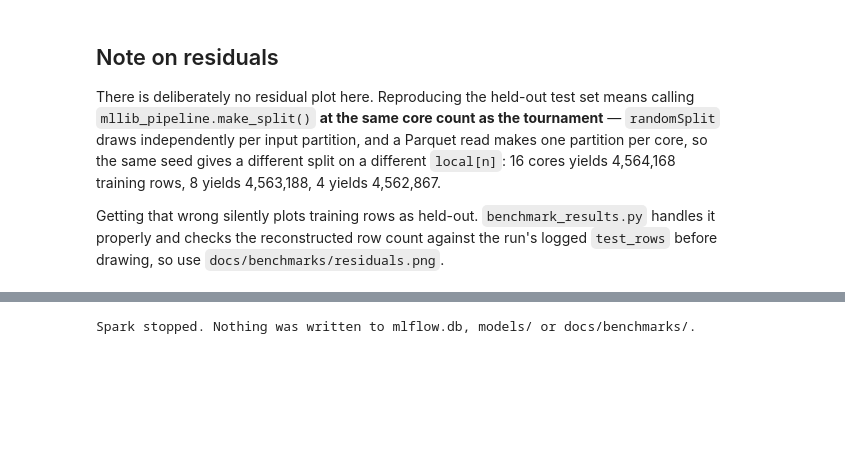
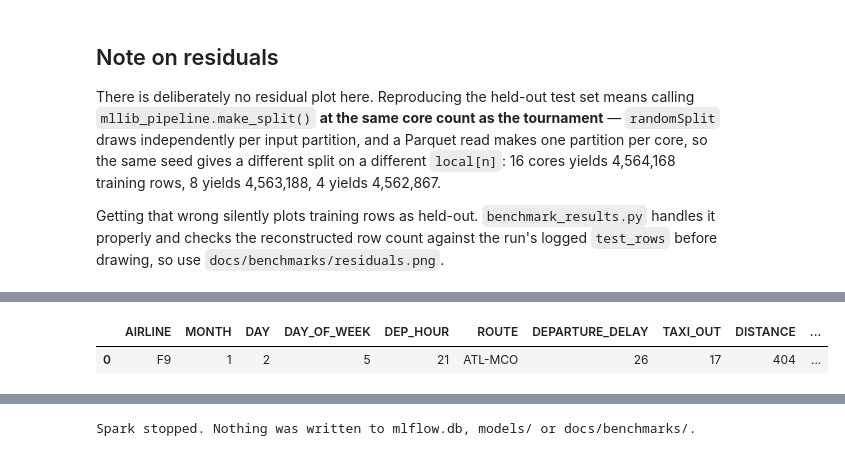
Before and after one commit to YN2TB/Supervised_learning_pipeline_spark, a Jupyter notebook: notebooks/visualisations.ipynb, the cells around one changed output, grey strips where cells are left out. Drawn from its saved outputs; the diff is of its cells as text; code cells hidden in the pictures; blank space fills up the shorter version.

```diff
--- a/notebooks/visualisations.ipynb
+++ b/notebooks/visualisations.ipynb
@@ -747,0 +759,18 @@ logged `test_rows` before drawing, so use `docs/benchmarks/residuals.png`.
+# %%
+from pyspark.ml import PipelineModel
+from pyspark.sql import functions as F
+import pandas as pd
+
+model = PipelineModel.load('models/best_pipeline')   # the registered PCA arm, 13 stages
+selector = model.stages[10]
+assert type(selector).__name__ == 'VarianceThresholdSelectorModel'
+
+# Atlanta to Orlando, left about half an hour late: easy to recognise.
+one = (df.filter((F.col('ROUTE') == 'ATL-MCO') & F.col('DEPARTURE_DELAY').between(25, 35))
+         .orderBy('MONTH', 'DAY', 'SCHED_DEP_MIN').limit(1).cache())
+show = ['AIRLINE', 'MONTH', 'DAY', 'DAY_OF_WEEK', 'DEP_HOUR', 'ROUTE', 'DEPARTURE_DELAY',
+        'TAXI_OUT', 'DISTANCE', 'SCHEDULED_TIME', 'label_delay']
+display(one.select(*show).toPandas())
+# %% [output]
+|  | AIRLINE | MONTH | DAY | DAY_OF_WEEK | DEP_HOUR | ROUTE | DEPARTURE_DELAY | TAXI_OUT | DISTANCE | ... |
+| 0 | F9 | 1 | 2 | 5 | 21 | ATL-MCO | 26 | 17 | 404 | ... |
```
Also changed, not shown: parts of 5 cells of this notebook.
